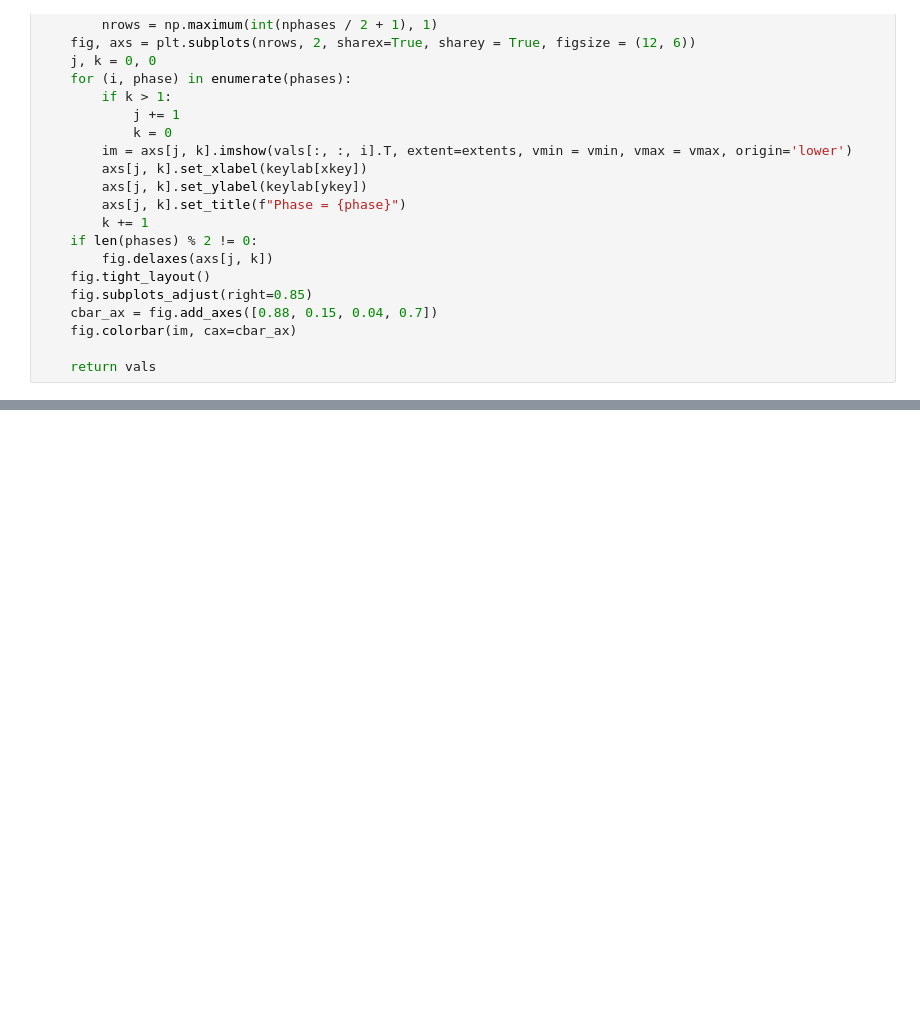
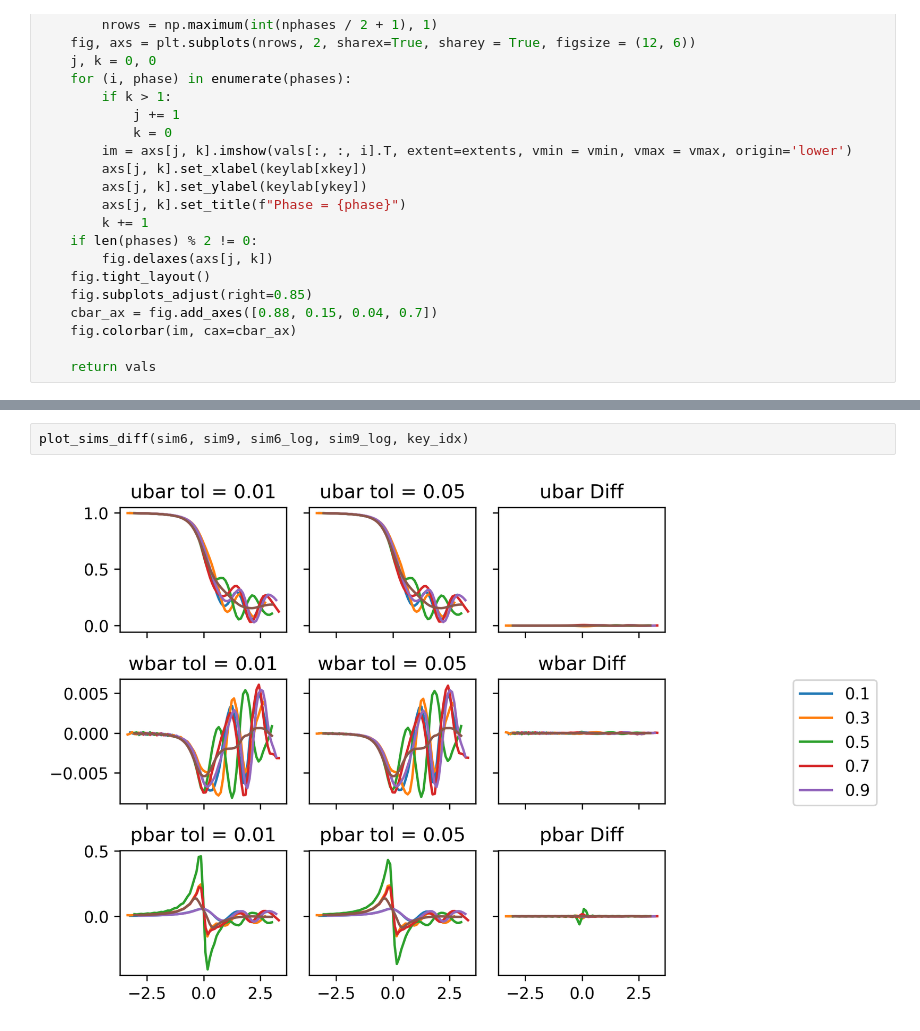
Before and after one commit to skygering/SimsPadeOps, a Jupyter notebook: analysis/F_0017X_SU.ipynb, the cells around one changed output, grey strips where cells are left out. Drawn from its saved outputs; the diff is of its cells as text; blank space fills up the shorter version.

```diff
--- a/analysis/F_0017X_SU.ipynb
+++ b/analysis/F_0017X_SU.ipynb
@@ -109,0 +180,4 @@ plot_phases('uu', sim, [0, 0.25, 0.5, 0.75]);
+# %%
+plot_sims_diff(sim6, sim9, sim6_log, sim9_log, key_idx)
+# %% [output]
+[figure, added]
```
Also changed, not shown: parts of 19 cells of this notebook, 1 other file.
